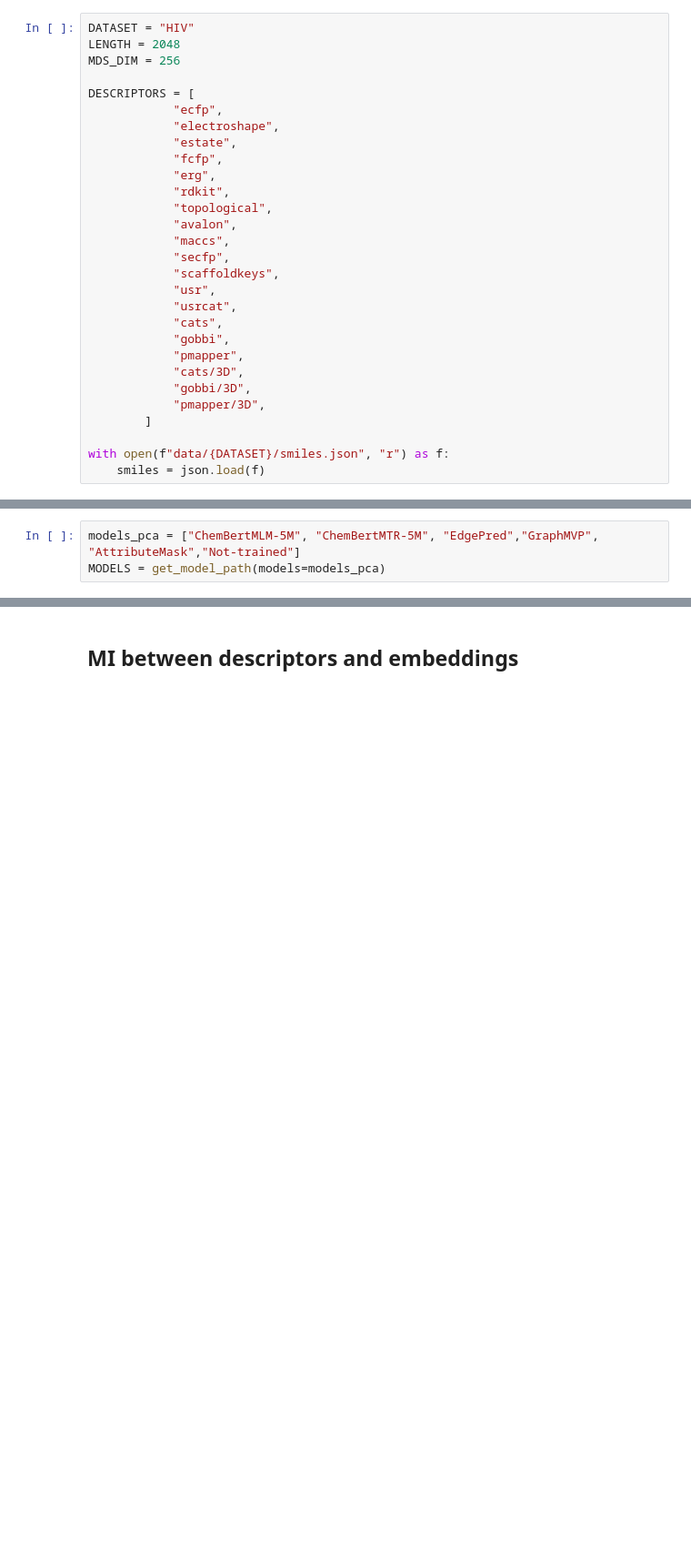
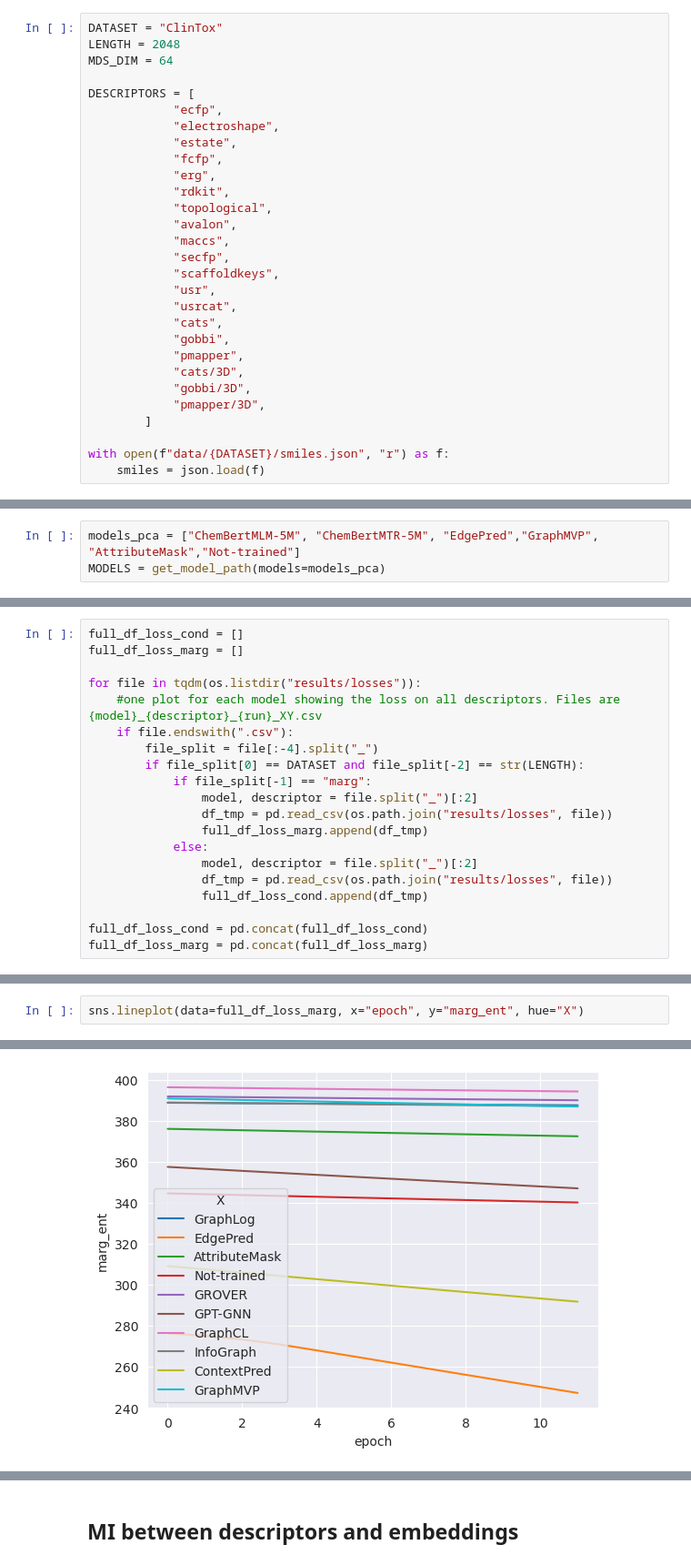
Before and after one commit to ills-montreal/emir, a Jupyter notebook: molecule/analysis.ipynb, the cells around one changed output, grey strips where cells are left out. Shown at 91% size. Cells and saved outputs as stored; diff of their text form; blank space fills up the shorter version.

```diff
--- a/molecule/analysis.ipynb
+++ b/molecule/analysis.ipynb
@@ -14,9 +14,9 @@ import sklearn
 from utils import get_features
 from models.model_paths import get_model_path
 # %%
-DATASET = "HIV"
+DATASET = "ClinTox"
 LENGTH = 2048
-MDS_DIM = 256
+MDS_DIM = 64
 
 DESCRIPTORS = [
             "ecfp",
@@ -80,0 +89,20 @@ for i,model in enumerate(models_pca):
+# %%
+full_df_loss_cond = []
+full_df_loss_marg = []
+
+for file in tqdm(os.listdir("results/losses")):
+    #one plot for each model showing the loss on all descriptors. Files are {model}_{descriptor}_{run}_XY.csv
+    if file.endswith(".csv"):
+        file_split = file[:-4].split("_")
+        if file_split[0] == DATASET and file_split[-2] == str(LENGTH):
+            if file_split[-1] == "marg":
+                model, descriptor = file.split("_")[:2]
+                df_tmp = pd.read_csv(os.path.join("results/losses", file))
+                full_df_loss_marg.append(df_tmp)
+            else:
+                model, descriptor = file.split("_")[:2]
+                df_tmp = pd.read_csv(os.path.join("results/losses", file))
+                full_df_loss_cond.append(df_tmp)
+
+full_df_loss_cond = pd.concat(full_df_loss_cond)
+full_df_loss_marg = pd.concat(full_df_loss_marg)
@@ -80,0 +111,3 @@ for i,model in enumerate(models_pca):
+# %%
+sns.lineplot(data=full_df_loss_marg, x="epoch", y="marg_ent", hue="X")
+# %% [output]
@@ -80,0 +115 @@ for i,model in enumerate(models_pca):
+[figure, added]
```
Also changed, not shown: parts of 19 cells of this notebook, 5 other files.
